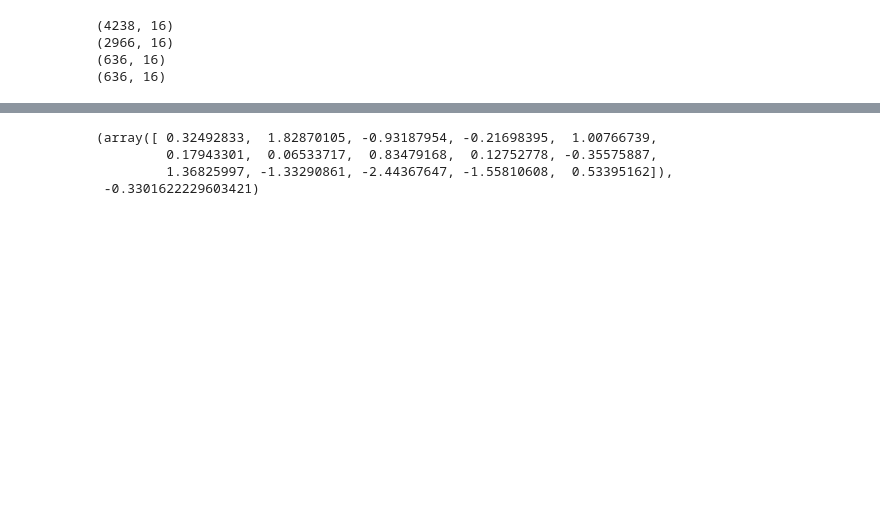
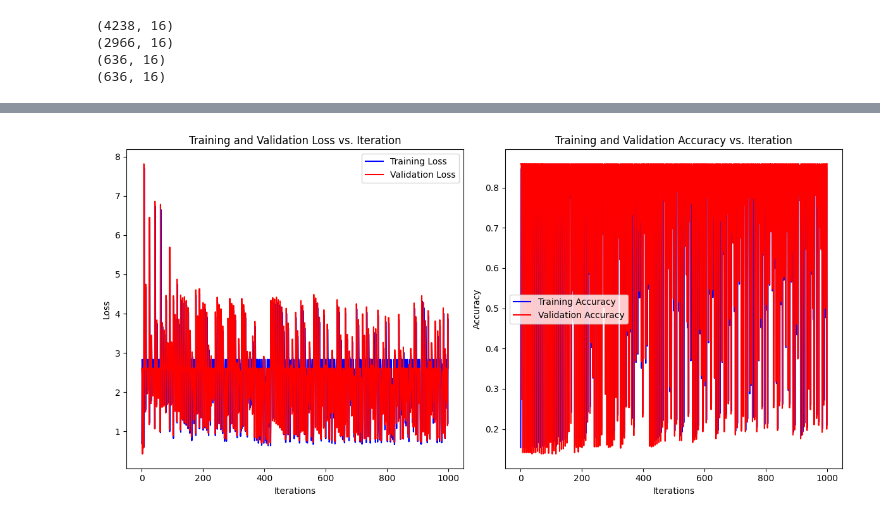
Before and after one commit to himangg/ML-Assignments, a Jupyter notebook: Assignment 1/SectionB.ipynb, the cells around one changed output, grey strips where cells are left out. Saved outputs shown, nothing was run; the diff lists cells and outputs as text; code cells hidden in the pictures; blank space fills up the shorter version.

```diff
--- a/Assignment 1/SectionB.ipynb
+++ b/Assignment 1/SectionB.ipynb
@@ -34,32 +34,78 @@ def crossEntropyLoss(y_true, y_pred):
     return -(1/m) * np.sum(y_true * np.log(y_pred+1e-8) + (1 - y_true) * np.log(1 - y_pred+1e-8))
 
 
-def LogisticRegressionBatchGD(X, y, learning_rate, iterations):
-    m = len(y)
+def LogisticRegressionBatchGD(X_train, y_train, X_val, y_val, learning_rate, iterations):
+    m = len(y_train)
 
-    weights = np.zeros(X.shape[1])
+    train_cost_history = []
+    train_accuracy_history = []
+    val_cost_history = []
+    val_accuracy_history = []
+    weights = np.zeros(X_train.shape[1])
     bias = 0
 
     for i in range(iterations):
-        z = np.dot(X, weights) + bias
+        z = np.dot(X_train, weights) + bias
         y_pred = sigmoid(z)
 
-        dz = y_pred - y
-        dw = (1/m) * np.dot(X.T, dz)
+        dz = y_pred - y_train
+        dw = (1/m) * np.dot(X_train.T, dz)
         db = (1/m) * np.sum(dz)
 
         weights -= learning_rate * dw
         bias -= learning_rate * db
 
-        loss = crossEntropyLoss(y, y_pred)
+        loss = crossEntropyLoss(y_train, y_pred)
+        train_cost_history.append(loss)
+
+        val_y_pred = sigmoid(np.dot(X_val, weights) + bias)
+
+        loss = crossEntropyLoss(y_val, val_y_pred)
+        val_cost_history.append(loss)
+
+        accuracy = np.mean((y_pred >= 0.5) == y_train)
+        train_accuracy_history.append(accuracy)
+
+        accuracy = np.mean((val_y_pred >= 0.5) == y_val)
+        val_accuracy_history.append(accuracy)
 
         if i % 100 == 0:
             print(f'Cost after iteration {i}: {loss}')
 
-    return weights, bias
+    return weights, bias, train_cost_history, train_accuracy_history, val_cost_history, val_accuracy_history, val_y_pred
 
 
-X = trainSet.iloc[:, :-1].values
-y = trainSet.iloc[:, -1].values
-LogisticRegressionBatchGD(X,y,0.01,5000)
+X_train = trainSet.iloc[:, :-1].values
+y_train = trainSet.iloc[:, -1].values
+X_val = valSet.iloc[:, :-1].values
+y_val = valSet.iloc[:, -1].values
+iterations = 1000
+learning_rate = 0.001
+
+weights, bias, train_cost_history, train_accuracy_history, val_cost_history, val_accuracy_history, val_y_pred = LogisticRegressionBatchGD(X_train, y_train,X_val, y_val, learning_rate, iterations)
+
+import matplotlib.pyplot as plt
+# Plotting
+plt.figure(figsize=(12, 6))
+
+# Training Loss
+plt.subplot(1, 2, 1)
+plt.plot(train_cost_history, label='Training Loss', color='blue')
+plt.plot(val_cost_history, label='Validation Loss', color='red')
+plt.xlabel('Iterations')
+plt.ylabel('Loss')
+plt.title('Training and Validation Loss vs. Iteration')
+plt.legend()
+
+# Training and Validation Accuracy
+plt.subplot(1, 2, 2)
+plt.plot(train_accuracy_history, label='Training Accuracy', color='blue')
+plt.plot(val_accuracy_history, label='Validation Accuracy', color='red')
+plt.xlabel('Iterations')
+plt.ylabel('Accuracy')
+plt.title('Training and Validation Accuracy vs. Iteration')
+plt.legend()
+
+plt.tight_layout()
+plt.show()
 # %% [output]
@@ -91,4 +122 @@ Cost after iteration 4900: 2.739639795650652
-(array([ 0.32492833,  1.82870105, -0.93187954, -0.21698395,  1.00766739,
-         0.17943301,  0.06533717,  0.83479168,  0.12752778, -0.35575887,
-         1.36825997, -1.33290861, -2.44367647, -1.55810608,  0.53395162]),
- -0.3301622229603421)
+[figure, added]
```
Also changed, not shown: parts of 6 cells of this notebook.
